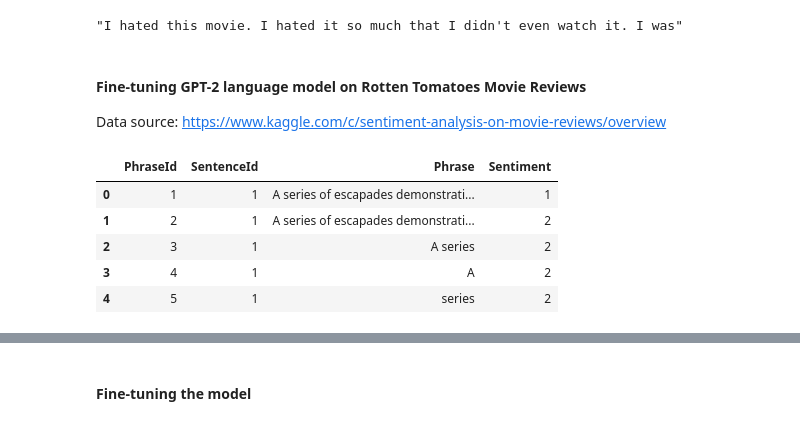
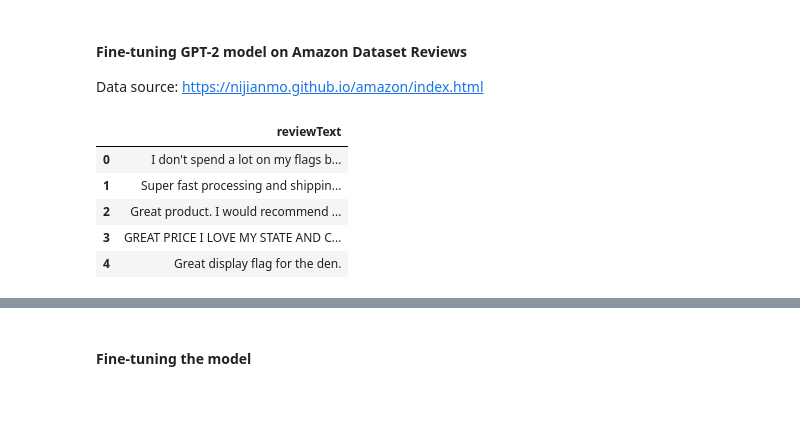
Before and after one commit to joolsa/FakeReviews, a Jupyter notebook: nbs/1_GPT2.ipynb, the cells around one changed output, grey strips where cells are left out. Cells and saved outputs as stored; diff of their text form; code cells hidden in the pictures.

```diff
--- a/nbs/1_GPT2.ipynb
+++ b/nbs/1_GPT2.ipynb
@@ -29,4 +9,0 @@ preds.shape,preds[0]
-# %%
-tokenizer.decode(preds[0].numpy())
-# %% [output]
-"I hated this movie. I hated it so much that I didn't even watch it. I was"
@@ -35,3 +10,3 @@ from fastai.text.all import *
 # %% [markdown]
-#### Fine-tuning GPT-2 language model on Rotten Tomatoes Movie Reviews
-Data source: https://www.kaggle.com/c/sentiment-analysis-on-movie-reviews/overview
+#### Fine-tuning GPT-2 model on Amazon Dataset Reviews
+Data source: https://nijianmo.github.io/amazon/index.html
@@ -42,9 +13,12 @@ df_valid = pd.read_csv(DATA_ROOT / 'test.tsv', sep="\t")
+# %%
+DATA_ROOT = Path("..") / "data/sample/"
+df = pd.read_csv(DATA_ROOT / 'data.csv', sep=",")
 # %%
-df_train.head()
+df.head()
 # %% [output]
-|  | PhraseId | SentenceId | Phrase | Sentiment |
-| 0 | 1 | 1 | A series of escapades demonstrati... | 1 |
-| 1 | 2 | 1 | A series of escapades demonstrati... | 2 |
-| 2 | 3 | 1 | A series | 2 |
-| 3 | 4 | 1 | A | 2 |
-| 4 | 5 | 1 | series | 2 |
+|  | reviewText |
+| 0 | I don't spend a lot on my flags b... |
+| 1 | Super fast processing and shippin... |
+| 2 | Great product. I would recommend ... |
+| 3 | GREAT PRICE I LOVE MY STATE AND C... |
+| 4 | Great display flag for the den. |
```
Also changed, not shown: parts of 67 cells of this notebook, 1 other file.
